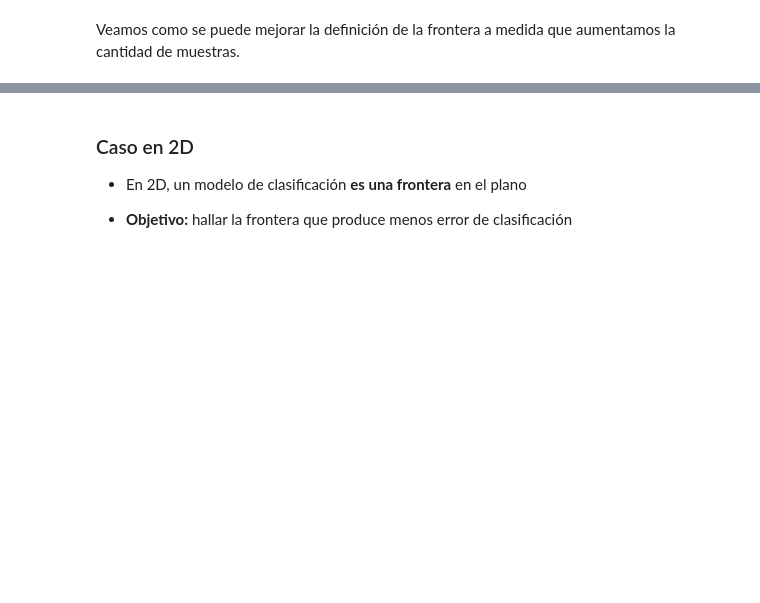
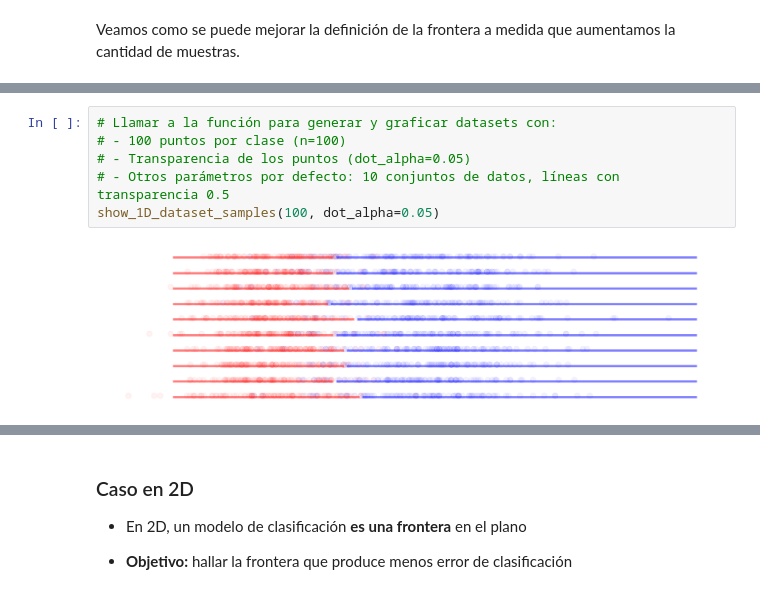
Before and after one commit to JLRRC/MASTERIA, a Jupyter notebook: 05MIAR_Aprendizaje_Supervisado/Tema01/aprendizaje_supervisado_tema1_terminologia.ipynb, the cells around one changed output, grey strips where cells are left out. Drawn from its saved outputs; the diff is of its cells as text; blank space fills up the shorter version.

```diff
--- a/05MIAR_Aprendizaje_Supervisado/Tema01/aprendizaje_supervisado_tema1_terminologia.ipynb
+++ b/05MIAR_Aprendizaje_Supervisado/Tema01/aprendizaje_supervisado_tema1_terminologia.ipynb
@@ -148,0 +200,8 @@ show_1D_dataset_samples(10000, dot_alpha=.001)
+# %%
+# Llamar a la función para generar y graficar datasets con:
+# - 100 puntos por clase (n=100)
+# - Transparencia de los puntos (dot_alpha=0.05)
+# - Otros parámetros por defecto: 10 conjuntos de datos, líneas con transparencia 0.5
+show_1D_dataset_samples(100, dot_alpha=0.05)
+# %% [output]
+[figure, added]
```
Also changed, not shown: parts of 17 cells of this notebook.
